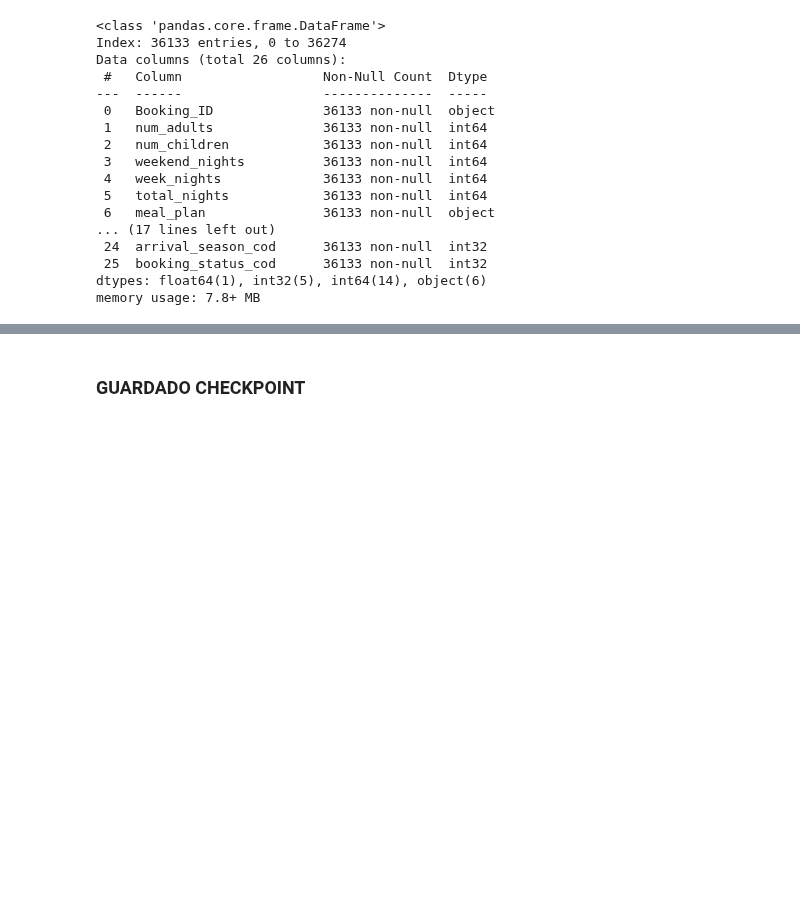
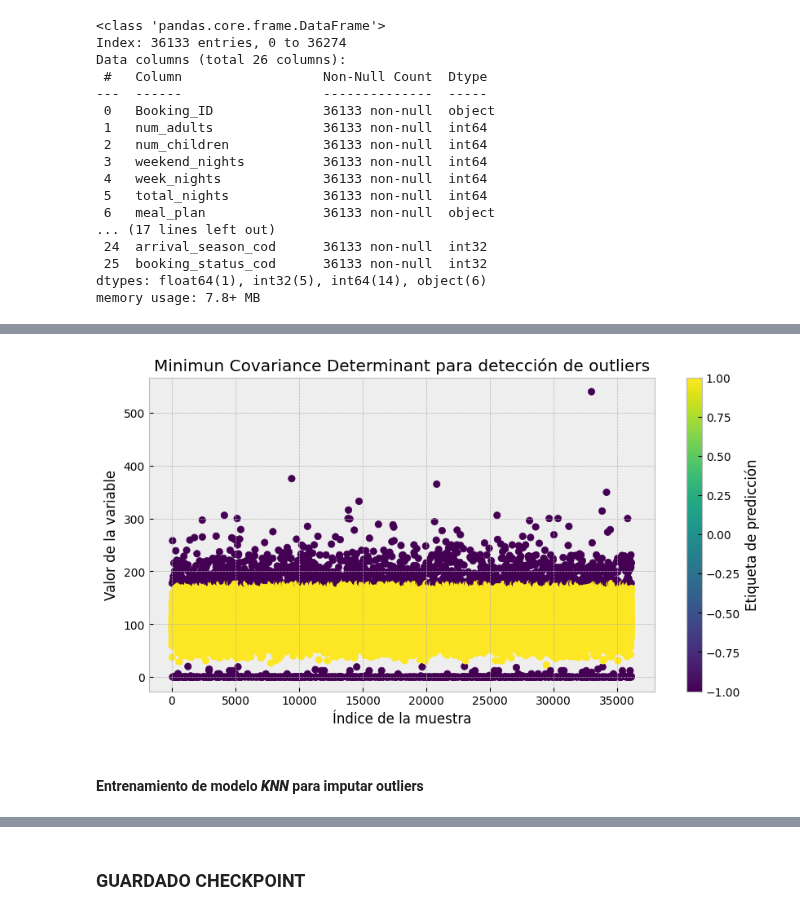
Before and after one commit to arielRas/CoderHouseDataScience-ProyectoFinal, a Jupyter notebook: DataWrangling.ipynb, the cells around one changed output, grey strips where cells are left out. Cells and saved outputs as stored; diff of their text form; code cells hidden in the pictures; blank space fills up the shorter version.

```diff
--- a/DataWrangling.ipynb
+++ b/DataWrangling.ipynb
@@ -615,0 +555,15 @@ memory usage: 7.8+ MB
+# %%
+#REPRESENTACION GRAFICA DE OUTLIERS
+mpl.style.use('bmh')
+plt.figure(figsize=(10,5))
+plt.scatter(price.index, price.avg_price_room, c=price.is_outlier, cmap='viridis')
+plt.xlabel('Índice de la muestra')
+plt.ylabel('Valor de la variable')
+plt.title('Minimun Covariance Determinant para detección de outliers')
+plt.colorbar(label='Etiqueta de predicción')
+plt.show()
+mpl.style.use('bmh')
+# %% [output]
+[figure, added]
+# %% [markdown]
+#### Entrenamiento de modelo ***KNN*** para imputar outliers
```
Also changed, not shown: parts of 27 cells of this notebook, 1 other file.
